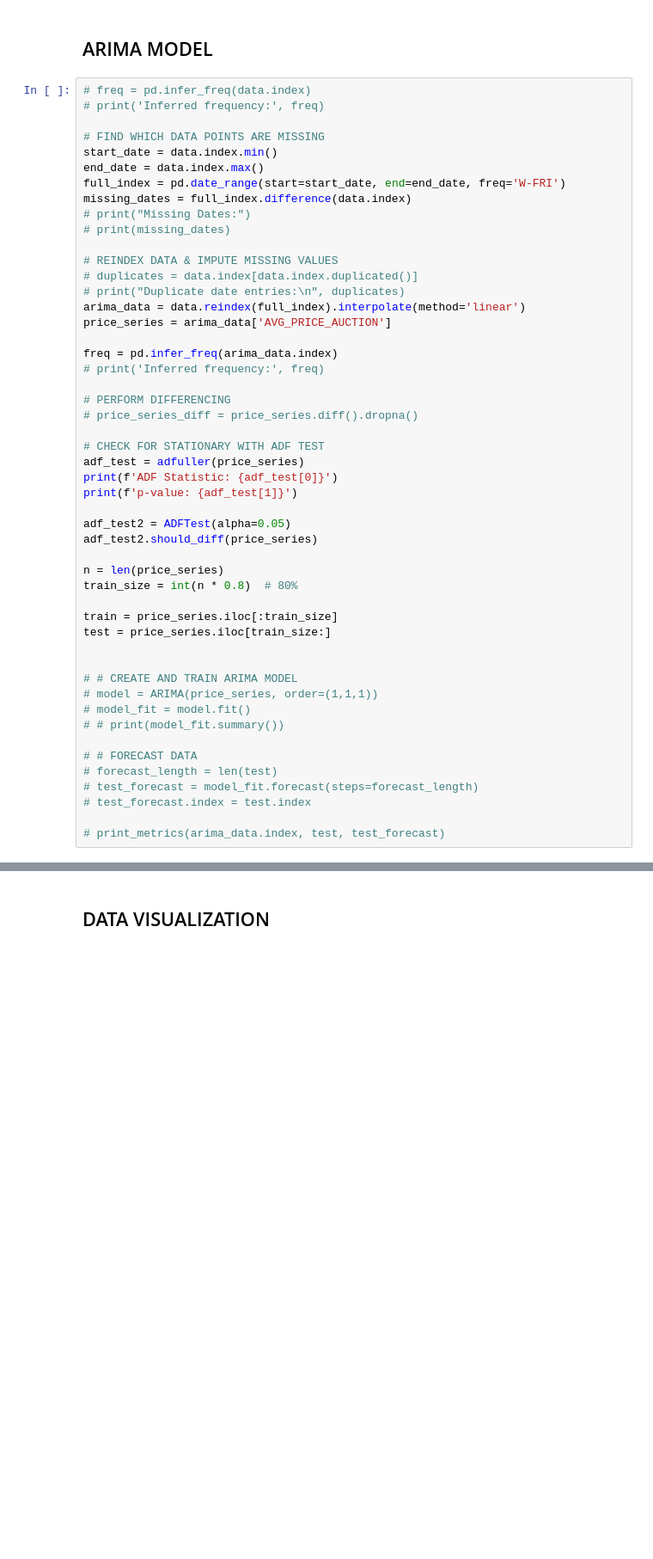
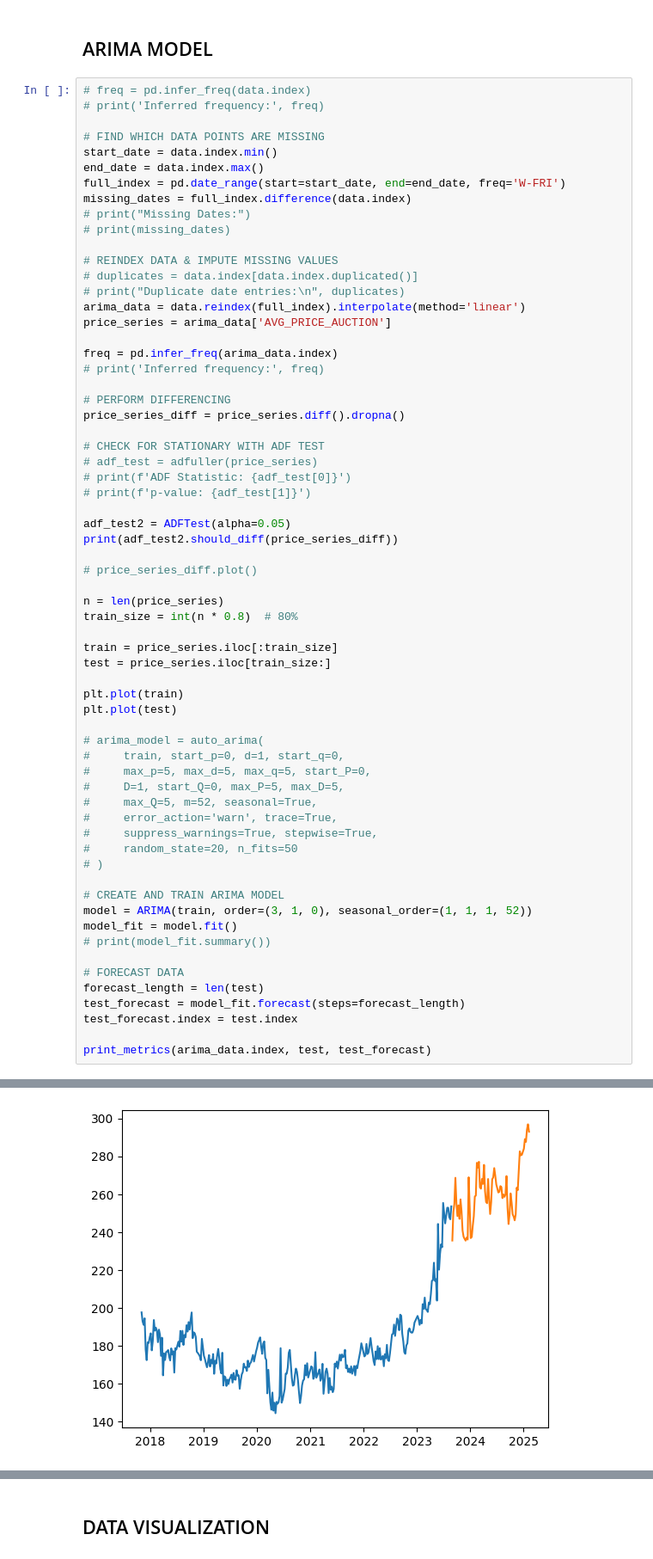
Before and after one commit to JBL168/beef_value_chain_project_spring_2025, a Jupyter notebook: modeling.ipynb, the cells around one changed output, grey strips where cells are left out. Shown at 86% size. Saved outputs shown, nothing was run; the diff lists cells and outputs as text; blank space fills up the shorter version.

```diff
--- a/modeling.ipynb
+++ b/modeling.ipynb
@@ -146,15 +157,17 @@ freq = pd.infer_freq(arima_data.index)
 # print('Inferred frequency:', freq)
 
 # PERFORM DIFFERENCING
-# price_series_diff = price_series.diff().dropna()
+price_series_diff = price_series.diff().dropna()
 
 # CHECK FOR STATIONARY WITH ADF TEST
-adf_test = adfuller(price_series)
-print(f'ADF Statistic: {adf_test[0]}')
-print(f'p-value: {adf_test[1]}')
+# adf_test = adfuller(price_series)
+# print(f'ADF Statistic: {adf_test[0]}')
+# print(f'p-value: {adf_test[1]}')
 
 adf_test2 = ADFTest(alpha=0.05)
-adf_test2.should_diff(price_series)
+print(adf_test2.should_diff(price_series_diff))
+
+# price_series_diff.plot()
 
 n = len(price_series)
 train_size = int(n * 0.8)  # 80%
@@ -162,16 +175,28 @@ train_size = int(n * 0.8)  # 80%
 train = price_series.iloc[:train_size]
 test = price_series.iloc[train_size:]
 
+plt.plot(train)
+plt.plot(test)
 
-# # CREATE AND TRAIN ARIMA MODEL
-# model = ARIMA(price_series, order=(1,1,1))
-# model_fit = model.fit()
-# # print(model_fit.summary())
+# arima_model = auto_arima(
+#     train, start_p=0, d=1, start_q=0,
+#     max_p=5, max_d=5, max_q=5, start_P=0,
+#     D=1, start_Q=0, max_P=5, max_D=5,
+#     max_Q=5, m=52, seasonal=True,
+#     error_action='warn', trace=True,
+#     suppress_warnings=True, stepwise=True,
+#     random_state=20, n_fits=50
+# )
 
-# # FORECAST DATA
-# forecast_length = len(test)
-# test_forecast = model_fit.forecast(steps=forecast_length)
-# test_forecast.index = test.index
+# CREATE AND TRAIN ARIMA MODEL
+model = ARIMA(train, order=(3, 1, 0), seasonal_order=(1, 1, 1, 52))
+model_fit = model.fit()
+# print(model_fit.summary())
 
-# print_metrics(arima_data.index, test, test_forecast)
+# FORECAST DATA
+forecast_length = len(test)
+test_forecast = model_fit.forecast(steps=forecast_length)
+test_forecast.index = test.index
+
+print_metrics(arima_data.index, test, test_forecast)
 # %% [output]
@@ -181 +209,2 @@ NameError: name 'ADFTest' is not defined
+[figure, added]
 # %%
```
Also changed, not shown: parts of 7 cells of this notebook.
